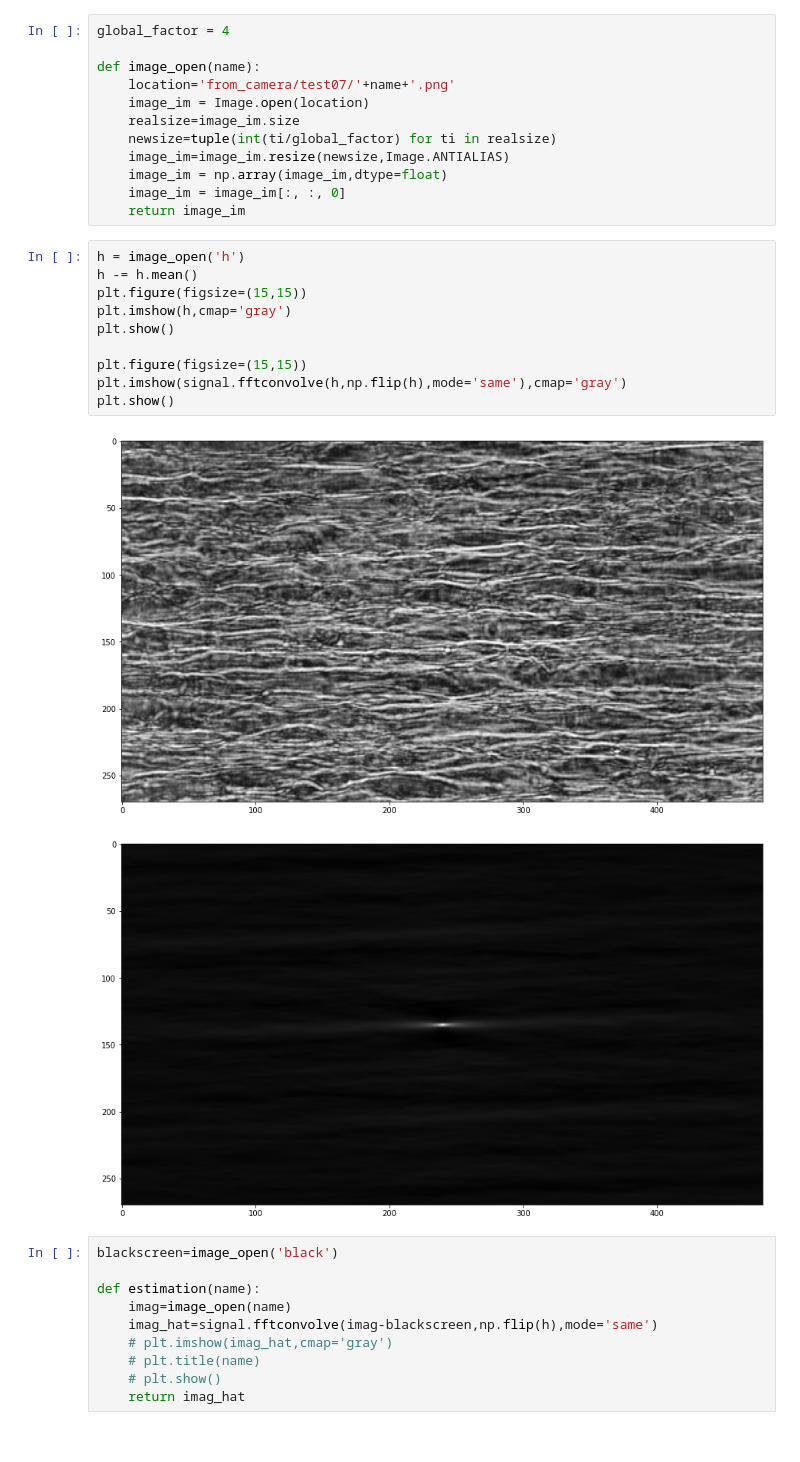
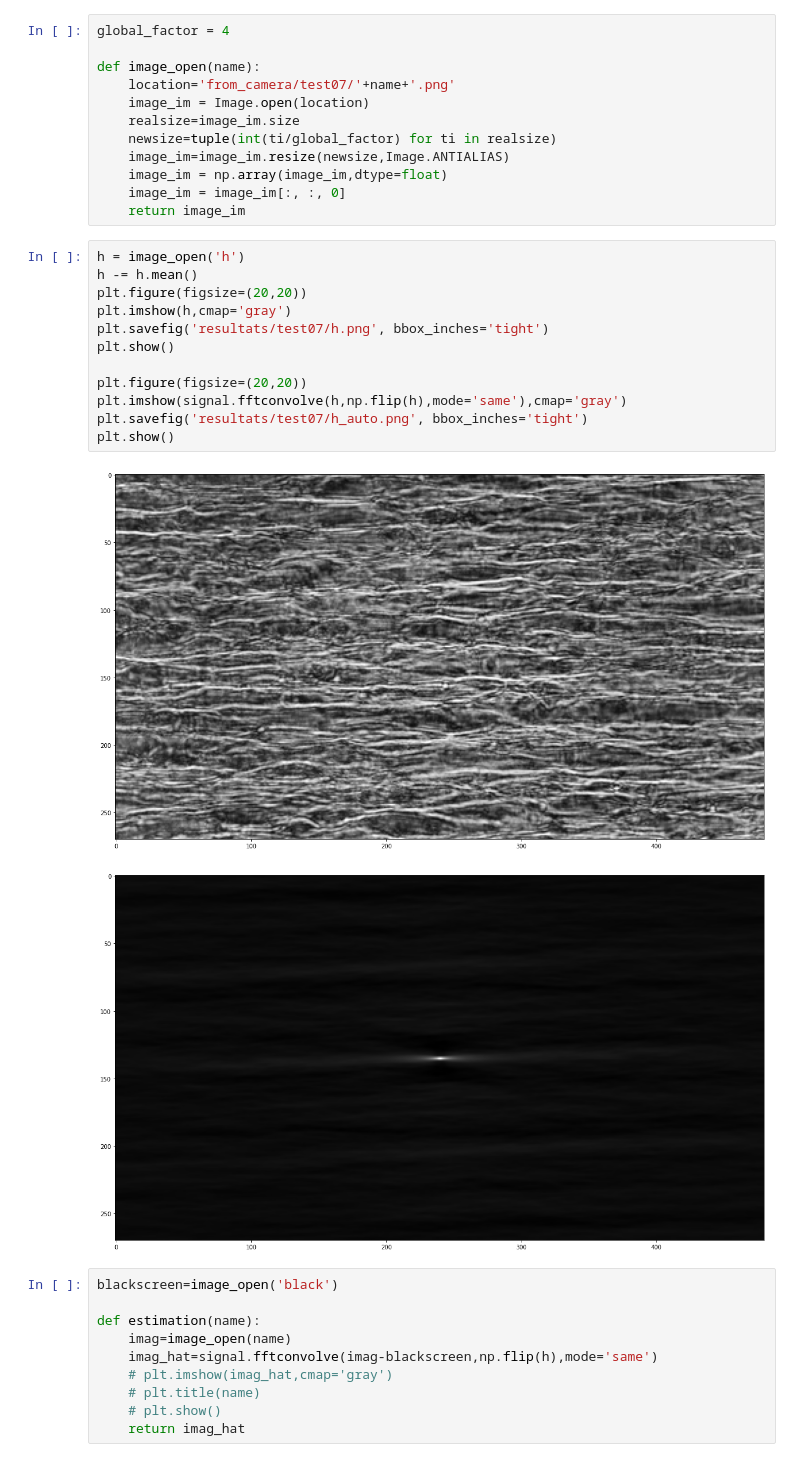
Before and after one commit to olivierleblanc/diffusercam, a Jupyter notebook: bernat/test07.ipynb, the cells around one changed output. Saved outputs shown, nothing was run; the diff lists cells and outputs as text.

```diff
--- a/bernat/test07.ipynb
+++ b/bernat/test07.ipynb
@@ -23,16 +23,18 @@ def image_open(name):
 # %%
 h = image_open('h')
 h -= h.mean()
-plt.figure(figsize=(15,15))
+plt.figure(figsize=(20,20))
 plt.imshow(h,cmap='gray')
+plt.savefig('resultats/test07/h.png', bbox_inches='tight')
 plt.show()
 
-plt.figure(figsize=(15,15))
+plt.figure(figsize=(20,20))
 plt.imshow(signal.fftconvolve(h,np.flip(h),mode='same'),cmap='gray')
+plt.savefig('resultats/test07/h_auto.png', bbox_inches='tight')
 plt.show()
 # %% [output]
-[figure, old version]
+[figure, new version]
-[figure, old version]
+[figure, new version]
 # %%
 blackscreen=image_open('black')
 
```
Also changed, not shown: parts of 1 cell of this notebook, 18 other files.
